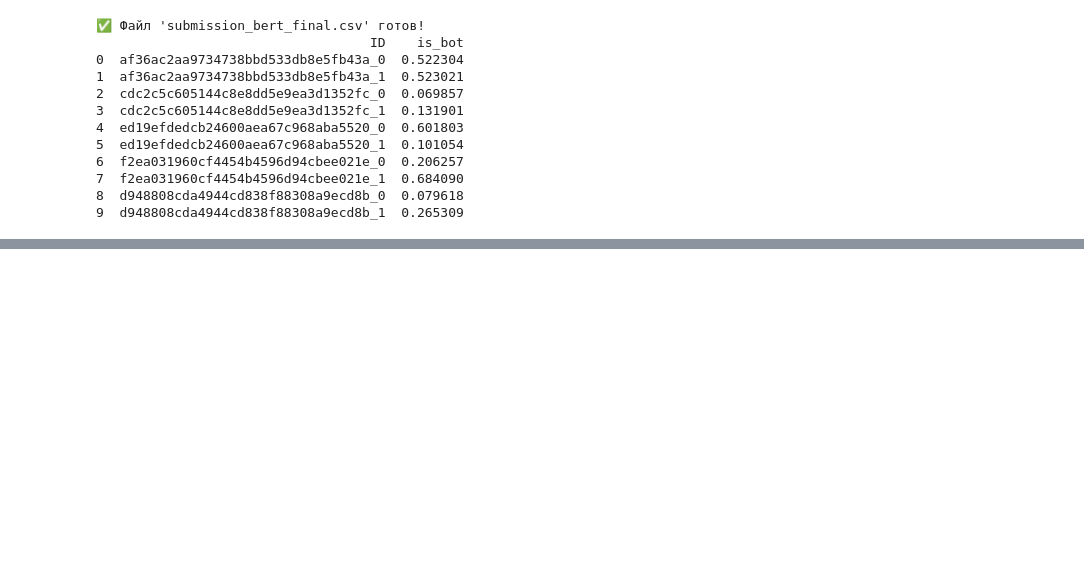
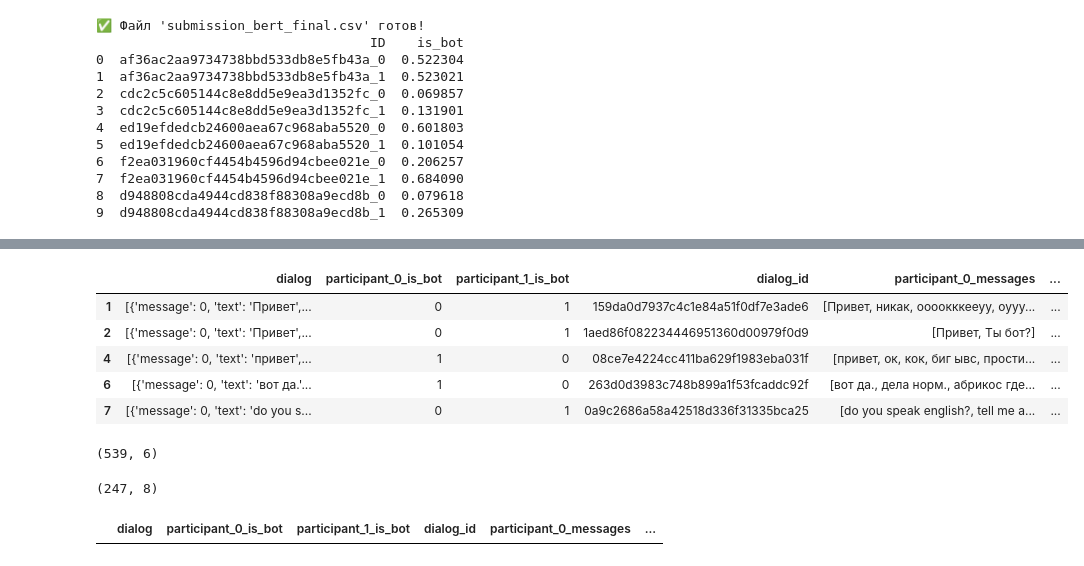
Before and after one commit to skytecat/YouAreBot, a Jupyter notebook: YouAreBot.ipynb, the cells around one changed output, grey strips where cells are left out. Drawn from its saved outputs; the diff is of its cells as text; code cells hidden in the pictures; blank space fills up the shorter version.

```diff
--- a/YouAreBot.ipynb
+++ b/YouAreBot.ipynb
@@ -1069,0 +1185,13 @@ There were unexpected keys in the checkpoint model loaded: ['bert.embeddings.Lay
+# %%
+train_df_bots.head(5)
+# %% [output]
+|  | dialog | participant_0_is_bot | participant_1_is_bot | dialog_id | participant_0_messages | ... |
+| 1 | [{'message': 0, 'text': 'Привет',... | 0 | 1 | 159da0d7937c4c1e84a51f0df7e3ade6 | [Привет, никак, оооокккееуу, оууу... | ... |
+| 2 | [{'message': 0, 'text': 'Привет',... | 0 | 1 | 1aed86f082234446951360d00979f0d9 | [Привет, Ты бот?] | ... |
+| 4 | [{'message': 0, 'text': 'привет',... | 1 | 0 | 08ce7e4224cc411ba629f1983eba031f | [привет, ок, кок, биг ывс, прости... | ... |
+| 6 | [{'message': 0, 'text': 'вот да.'... | 1 | 0 | 263d0d3983c748b899a1f53fcaddc92f | [вот да., дела норм., абрикос где... | ... |
+| 7 | [{'message': 0, 'text': 'do you s... | 0 | 1 | 0a9c2686a58a42518d336f31335bca25 | [do you speak english?, tell me a... | ... |
+# %%
+train_df_bots.shape
+# %% [output]
+(539, 6)
@@ -1069,0 +1200,8 @@ There were unexpected keys in the checkpoint model loaded: ['bert.embeddings.Lay
+# %%
+train_df_people.shape
+# %% [output]
+(247, 8)
+# %%
+train_df.query('participant_0_is_bot == 1 and participant_1_is_bot == 1').head(5)
+# %% [output]
+|  | dialog | participant_0_is_bot | participant_1_is_bot | dialog_id | participant_0_messages | ... |
```
Also changed, not shown: parts of 31 cells of this notebook.
